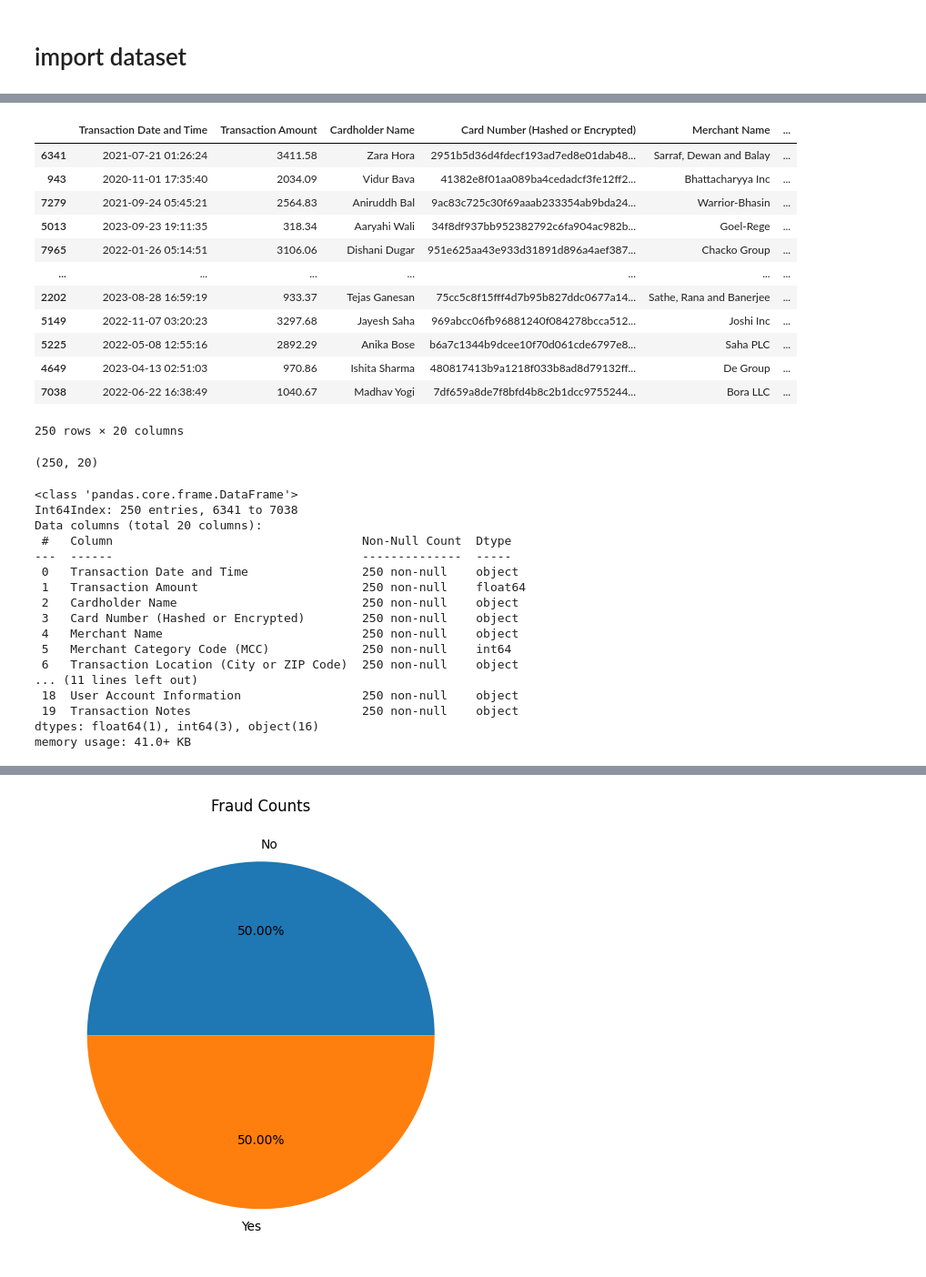
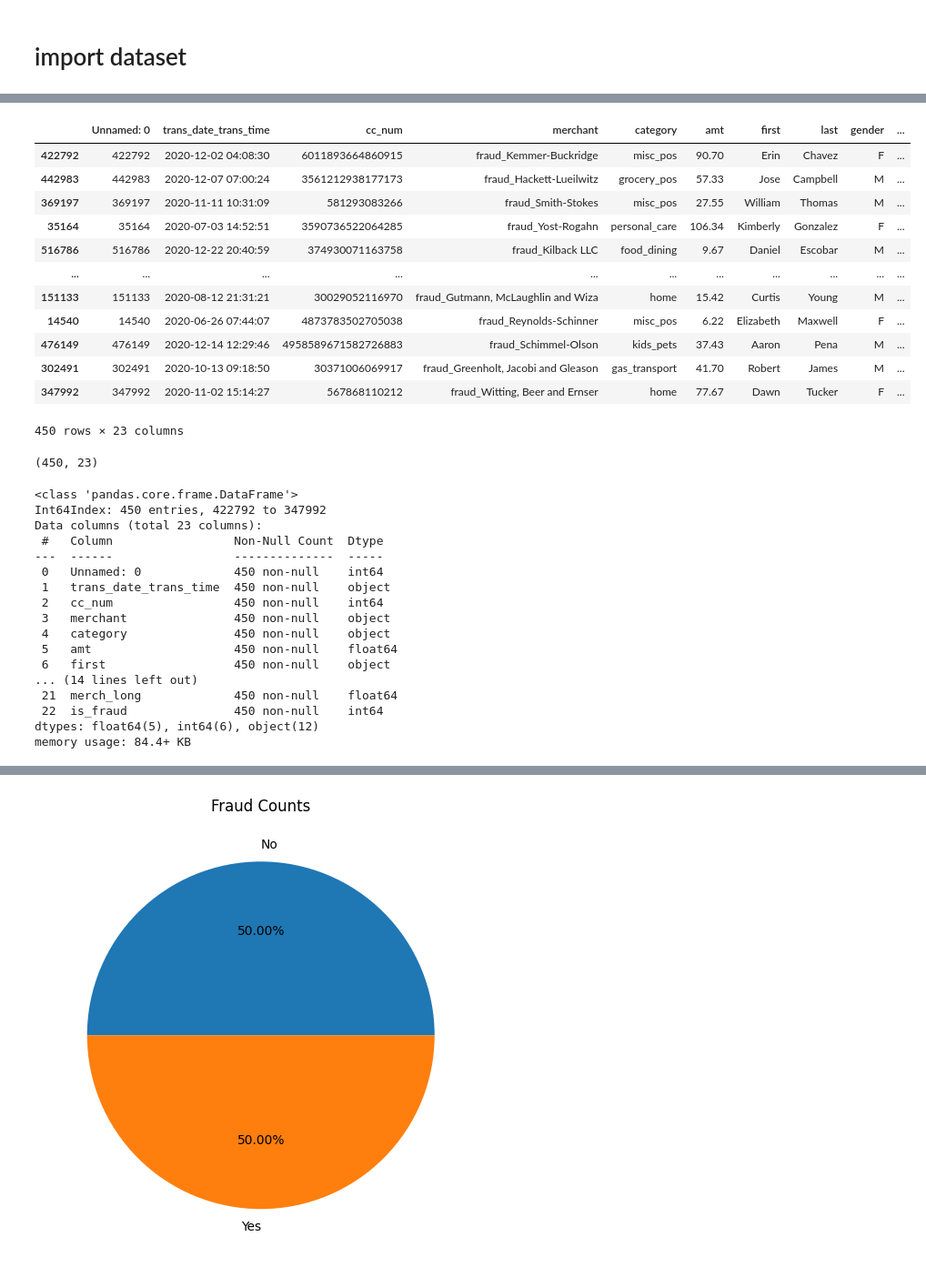
Before and after one commit to joshIsac/DeepLearningLab, a Jupyter notebook: 2348523_Multilayer_perceptron_lab2.ipynb, the cells around one changed output, grey strips where cells are left out. Shown at 91% size. Cells and saved outputs as stored; diff of their text form; code cells hidden in the pictures.

```diff
--- a/2348523_Multilayer_perceptron_lab2.ipynb
+++ b/2348523_Multilayer_perceptron_lab2.ipynb
@@ -8,6 +8,6 @@ import seaborn as sn
 # %% [markdown]
 # import dataset
 # %%
-cred_data1=pd.read_csv("/content/drive/MyDrive/credit_card_fraud.csv")
-cred_data1.head()
+cred_data1=pd.read_csv("/content/drive/MyDrive/Colab Notebooks/fraudTest.csv")
+cred_data1
 # %% [output]
@@ -39,4 +46 @@ Transaction Notes                             0
 dtype: int64
-# %%
-cred_data1['User Account Information'].fillna('unknown', inplace=True)
-cred_data1.isnull().sum()
@@ -61,47 +47,47 @@ dtype: int64
 # %%
 #take only certain samples
-df=cred_data1.sample(250)
+df=cred_data1.sample(450)
 df
 # %% [output]
-|  | Transaction Date and Time | Transaction Amount | Cardholder Name | Card Number (Hashed or Encrypted) | Merchant Name | ... |
-| 6341 | 2021-07-21 01:26:24 | 3411.58 | Zara Hora | 2951b5d36d4fdecf193ad7ed8e01dab48... | Sarraf, Dewan and Balay | ... |
-| 943 | 2020-11-01 17:35:40 | 2034.09 | Vidur Bava | 41382e8f01aa089ba4cedadcf3fe12ff2... | Bhattacharyya Inc | ... |
-| 7279 | 2021-09-24 05:45:21 | 2564.83 | Aniruddh Bal | 9ac83c725c30f69aaab233354ab9bda24... | Warrior-Bhasin | ... |
-| 5013 | 2023-09-23 19:11:35 | 318.34 | Aaryahi Wali | 34f8df937bb952382792c6fa904ac982b... | Goel-Rege | ... |
-| 7965 | 2022-01-26 05:14:51 | 3106.06 | Dishani Dugar | 951e625aa43e933d31891d896a4aef387... | Chacko Group | ... |
-| ... | ... | ... | ... | ... | ... | ... |
-| 2202 | 2023-08-28 16:59:19 | 933.37 | Tejas Ganesan | 75cc5c8f15fff4d7b95b827ddc0677a14... | Sathe, Rana and Banerjee | ... |
-| 5149 | 2022-11-07 03:20:23 | 3297.68 | Jayesh Saha | 969abcc06fb96881240f084278bcca512... | Joshi Inc | ... |
-| 5225 | 2022-05-08 12:55:16 | 2892.29 | Anika Bose | b6a7c1344b9dcee10f70d061cde6797e8... | Saha PLC | ... |
-| 4649 | 2023-04-13 02:51:03 | 970.86 | Ishita Sharma | 480817413b9a1218f033b8ad8d79132ff... | De Group | ... |
-| 7038 | 2022-06-22 16:38:49 | 1040.67 | Madhav Yogi | 7df659a8de7f8bfd4b8c2b1dcc9755244... | Bora LLC | ... |
+|  | Unnamed: 0 | trans_date_trans_time | cc_num | merchant | category | amt | first | last | gender | ... |
+| 422792 | 422792 | 2020-12-02 04:08:30 | 6011893664860915 | fraud_Kemmer-Buckridge | misc_pos | 90.70 | Erin | Chavez | F | ... |
+| 442983 | 442983 | 2020-12-07 07:00:24 | 3561212938177173 | fraud_Hackett-Lueilwitz | grocery_pos | 57.33 | Jose | Campbell | M | ... |
+| 369197 | 369197 | 2020-11-11 10:31:09 | 581293083266 | fraud_Smith-Stokes | misc_pos | 27.55 | William | Thomas | M | ... |
+| 35164 | 35164 | 2020-07-03 14:52:51 | 3590736522064285 | fraud_Yost-Rogahn | personal_care | 106.34 | Kimberly | Gonzalez | F | ... |
+| 516786 | 516786 | 2020-12-22 20:40:59 | 374930071163758 | fraud_Kilback LLC | food_dining | 9.67 | Daniel | Escobar | M | ... |
+| ... | ... | ... | ... | ... | ... | ... | ... | ... | ... | ... |
+| 151133 | 151133 | 2020-08-12 21:31:21 | 30029052116970 | fraud_Gutmann, McLaughlin and Wiza | home | 15.42 | Curtis | Young | M | ... |
+| 14540 | 14540 | 2020-06-26 07:44:07 | 4873783502705038 | fraud_Reynolds-Schinner | misc_pos | 6.22 | Elizabeth | Maxwell | F | ... |
+| 476149 | 476149 | 2020-12-14 12:29:46 | 4958589671582726883 | fraud_Schimmel-Olson | kids_pets | 37.43 | Aaron | Pena | M | ... |
+| 302491 | 302491 | 2020-10-13 09:18:50 | 30371006069917 | fraud_Greenholt, Jacobi and Gleason | gas_transport | 41.70 | Robert | James | M | ... |
+| 347992 | 347992 | 2020-11-02 15:14:27 | 567868110212 | fraud_Witting, Beer and Ernser | home | 77.67 | Dawn | Tucker | F | ... |
-250 rows × 20 columns
+450 rows × 23 columns
 # %%
 #shape of the dataset
 df.shape
 # %% [output]
-(250, 20)
+(450, 23)
 # %%
 #checking the dataset information
 df.info()
 # %% [output]
 <class 'pandas.core.frame.DataFrame'>
-Int64Index: 250 entries, 6341 to 7038
-Data columns (total 20 columns):
- #   Column                                   Non-Null Count  Dtype
----  ------                                   --------------  -----
- 0   Transaction Date and Time                250 non-null    object
- 1   Transaction Amount                       250 non-null    float64
- 2   Cardholder Name                          250 non-null    object
- 3   Card Number (Hashed or Encrypted)        250 non-null    object
- 4   Merchant Name                            250 non-null    object
- 5   Merchant Category Code (MCC)             250 non-null    int64
- 6   Transaction Location (City or ZIP Code)  250 non-null    object
-... (11 lines left out)
- 18  User Account Information                 250 non-null    object
- 19  Transaction Notes                        250 non-null    object
-dtypes: float64(1), int64(3), object(16)
-memory usage: 41.0+ KB
+Int64Index: 450 entries, 422792 to 347992
+Data columns (total 23 columns):
+ #   Column                 Non-Null Count  Dtype
+---  ------                 --------------  -----
+ 0   Unnamed: 0             450 non-null    int64
+ 1   trans_date_trans_time  450 non-null    object
+ 2   cc_num                 450 non-null    int64
+ 3   merchant               450 non-null    object
+ 4   category               450 non-null    object
+ 5   amt                    450 non-null    float64
+ 6   first                  450 non-null    object
+... (14 lines left out)
+ 21  merch_long             450 non-null    float64
+ 22  is_fraud               450 non-null    int64
+dtypes: float64(5), int64(6), object(12)
+memory usage: 84.4+ KB
 # %%
 df.describe()
 # %% [output]
```
Also changed, not shown: parts of 24 cells of this notebook.
